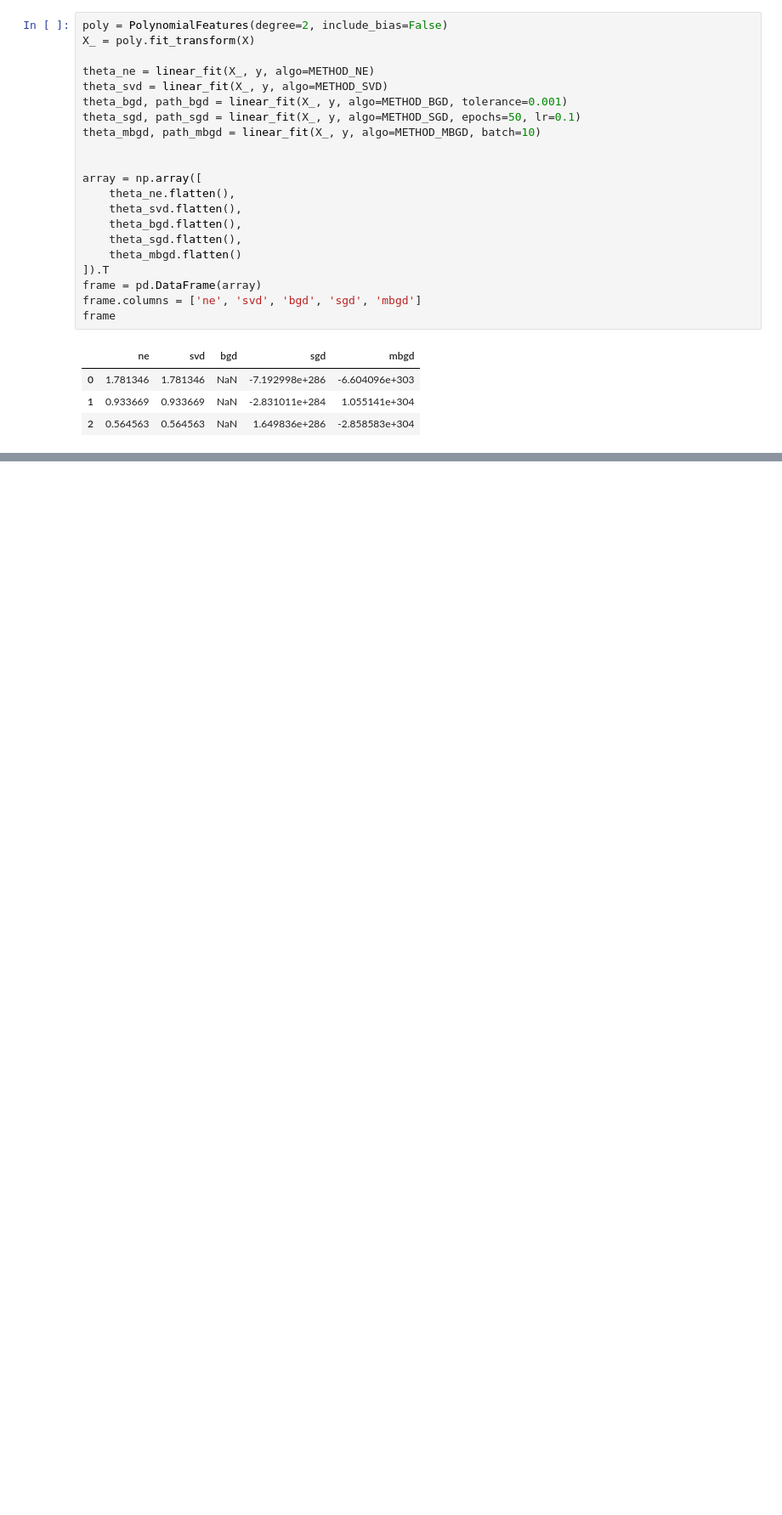
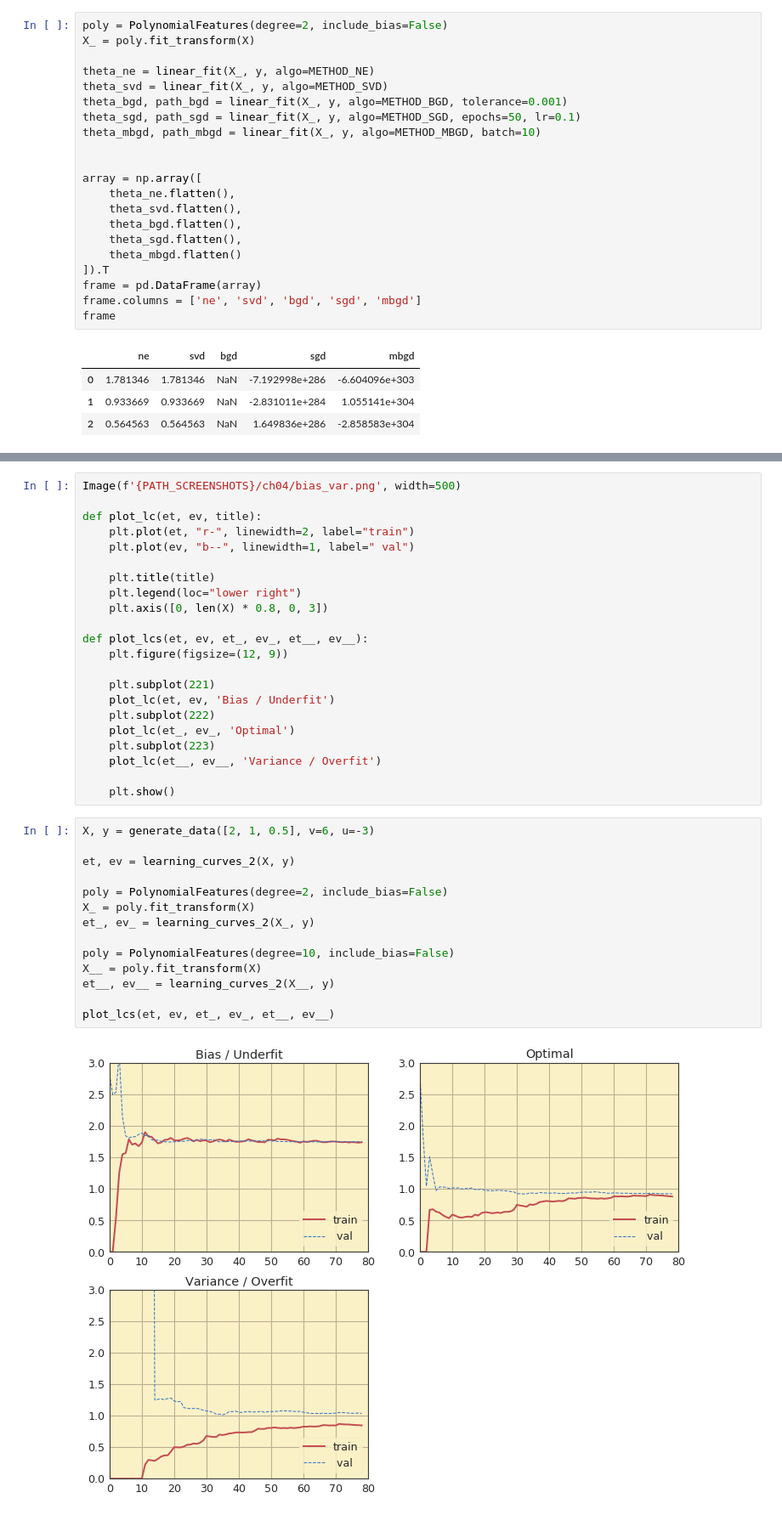
Before and after one commit to garcia-alex/ml-workflows, a Jupyter notebook: ch04.ipynb, the cells around one changed output, grey strips where cells are left out. Shown at 85% size. Saved outputs shown, nothing was run; the diff lists cells and outputs as text; blank space fills up the shorter version.

```diff
--- a/ch04.ipynb
+++ b/ch04.ipynb
@@ -191,0 +211,38 @@ theta: [1.7813, 0.9337, 0.5646], residuals: [77.7194], sigmas: [42.3841, 17.6247
+# %%
+Image(f'{PATH_SCREENSHOTS}/ch04/bias_var.png', width=500)
+
+def plot_lc(et, ev, title):
+    plt.plot(et, "r-", linewidth=2, label="train")
+    plt.plot(ev, "b--", linewidth=1, label=" val")
+
+    plt.title(title)
+    plt.legend(loc="lower right")
+    plt.axis([0, len(X) * 0.8, 0, 3])
+
+def plot_lcs(et, ev, et_, ev_, et__, ev__):
+    plt.figure(figsize=(12, 9))
+
+    plt.subplot(221)
+    plot_lc(et, ev, 'Bias / Underfit')
+    plt.subplot(222)
+    plot_lc(et_, ev_, 'Optimal')
+    plt.subplot(223)
+    plot_lc(et__, ev__, 'Variance / Overfit')
+
+    plt.show()
+# %%
+X, y = generate_data([2, 1, 0.5], v=6, u=-3)
+
+et, ev = learning_curves_2(X, y)
+
+poly = PolynomialFeatures(degree=2, include_bias=False)
+X_ = poly.fit_transform(X)
+et_, ev_ = learning_curves_2(X_, y)
+
+poly = PolynomialFeatures(degree=10, include_bias=False)
+X__ = poly.fit_transform(X)
+et__, ev__ = learning_curves_2(X__, y)
+
+plot_lcs(et, ev, et_, ev_, et__, ev__)
+# %% [output]
+[figure, added]
```
Also changed, not shown: parts of 6 cells of this notebook, 2 other files.
